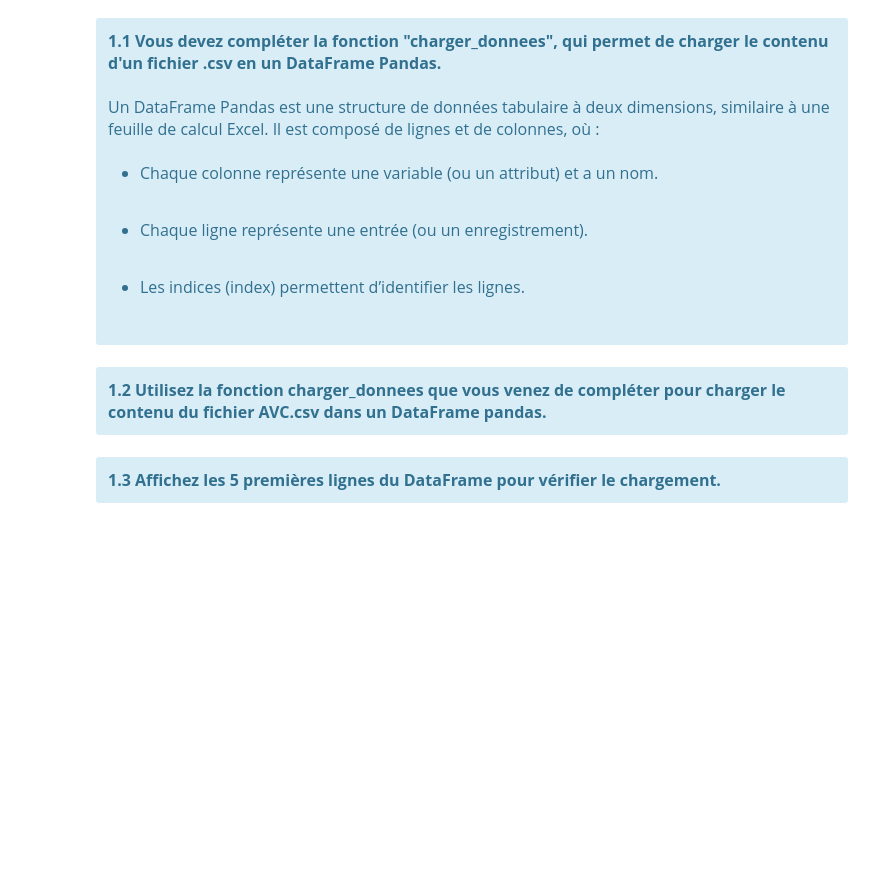
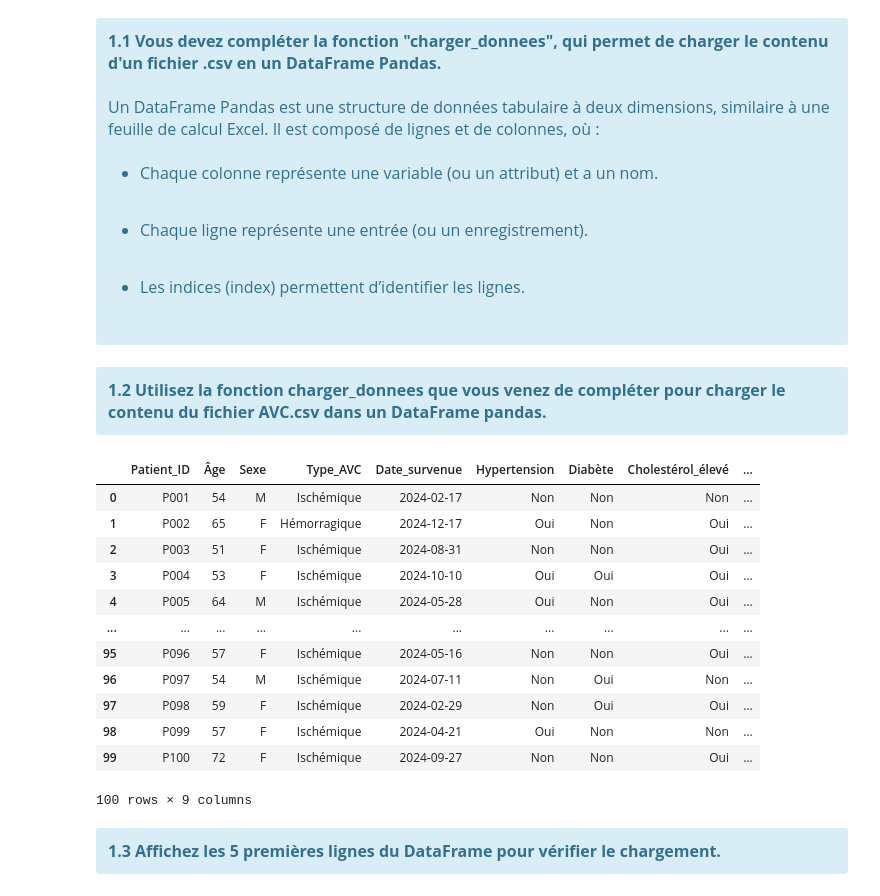
Before and after one commit to MelinaAit-Allah/2025A-TP3MelinaAitAllah, a Jupyter notebook: TP3.ipynb, the cells around one changed output. Cells and saved outputs as stored; diff of their text form; code cells hidden in the pictures; blank space fills up the shorter version.

```diff
--- a/TP3.ipynb
+++ b/TP3.ipynb
@@ -65,8 +83,7 @@ def charger_donnees(file_path):
     """
     # TODO Écrire votre code ici --> remplacer None
 
-    df = None
-
+    df = pd.read_csv(file_path)
     # Fin du code
     return df
 # %% [markdown]
@@ -75,6 +92,22 @@ def charger_donnees(file_path):
 1.2 Utilisez la fonction charger_donnees que vous venez de compléter pour charger le contenu du fichier AVC.csv dans un DataFrame pandas. </b>
 # %%
 # TODO Charger le fichier csv de données
+dat = charger_donnees('AVC.csv')
+dat
+# %% [output]
+|  | Patient_ID | Âge | Sexe | Type_AVC | Date_survenue | Hypertension | Diabète | Cholestérol_élevé | ... |
+| 0 | P001 | 54 | M | Ischémique | 2024-02-17 | Non | Non | Non | ... |
+| 1 | P002 | 65 | F | Hémorragique | 2024-12-17 | Oui | Non | Oui | ... |
+| 2 | P003 | 51 | F | Ischémique | 2024-08-31 | Non | Non | Oui | ... |
+| 3 | P004 | 53 | F | Ischémique | 2024-10-10 | Oui | Oui | Oui | ... |
+| 4 | P005 | 64 | M | Ischémique | 2024-05-28 | Oui | Non | Oui | ... |
+| ... | ... | ... | ... | ... | ... | ... | ... | ... | ... |
+| 95 | P096 | 57 | F | Ischémique | 2024-05-16 | Non | Non | Oui | ... |
+| 96 | P097 | 54 | M | Ischémique | 2024-07-11 | Non | Oui | Non | ... |
+| 97 | P098 | 59 | F | Ischémique | 2024-02-29 | Non | Oui | Oui | ... |
+| 98 | P099 | 57 | F | Ischémique | 2024-04-21 | Oui | Non | Non | ... |
+| 99 | P100 | 72 | F | Ischémique | 2024-09-27 | Non | Non | Oui | ... |
+100 rows × 9 columns
 # %% [markdown]
 <div class="alert alert-block alert-info" style="font-size:16px;">
 <b>
```
Also changed, not shown: parts of 5 cells of this notebook.
